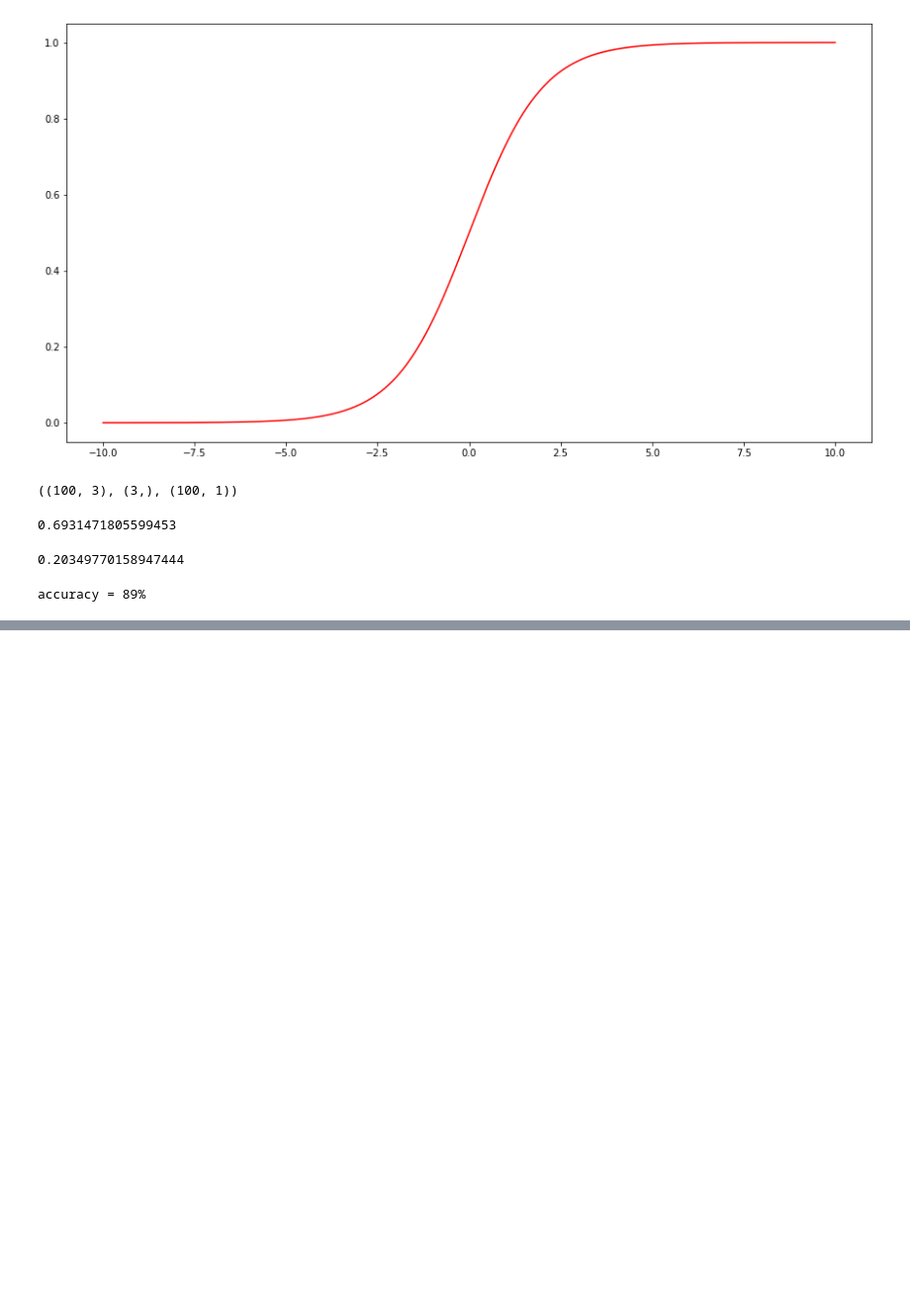
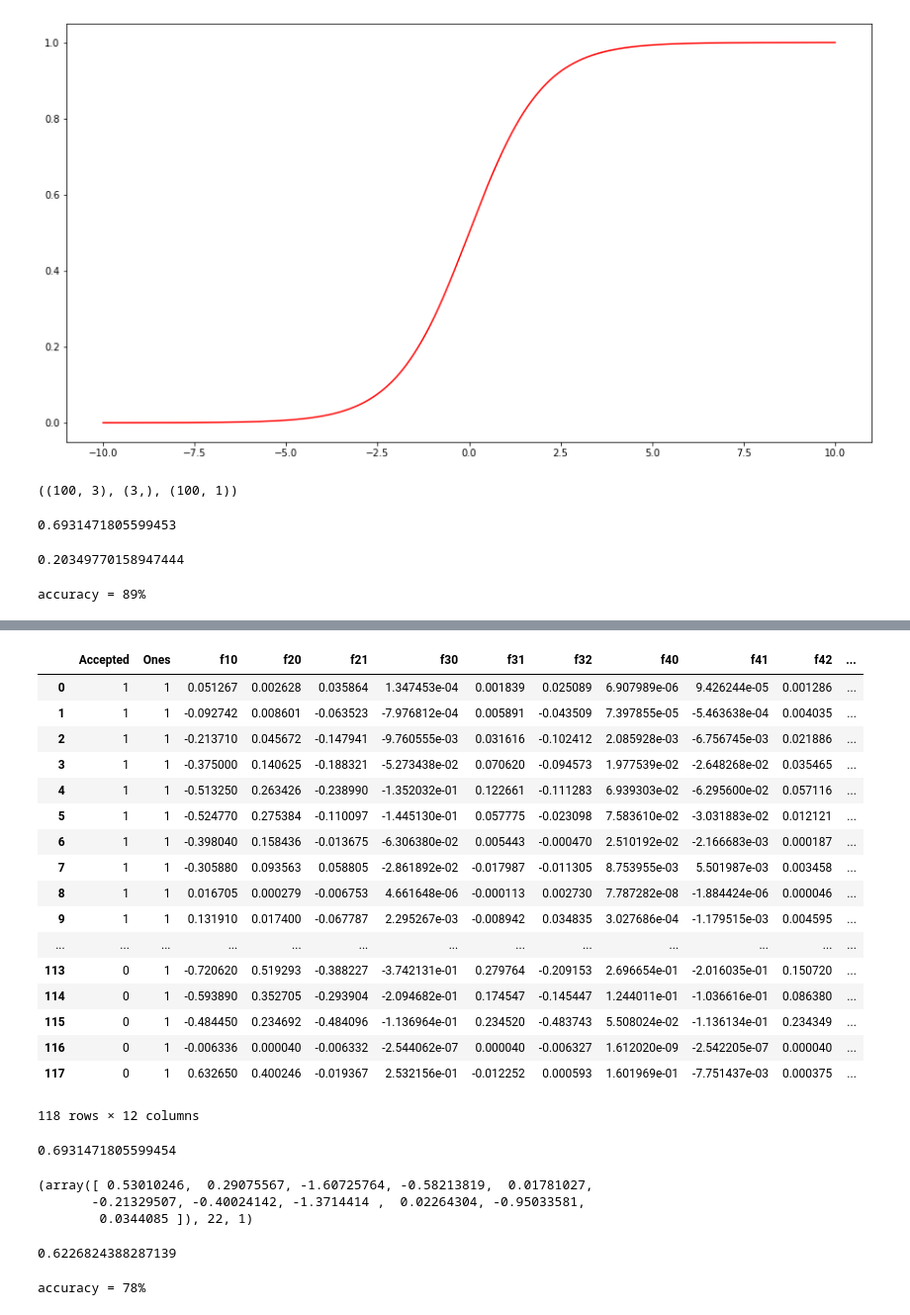
Before and after one commit to anubhawbhalotia/Machine-Learning-by-Stanford-University, a Jupyter notebook: Programming_Ex_2.ipynb, the cells around one changed output, grey strips where cells are left out. Shown: that part at 99% size. Saved outputs shown, nothing was run; the diff lists cells and outputs as text; code cells hidden in the pictures; blank space fills up the shorter version.

```diff
--- a/Programming_Ex_2.ipynb
+++ b/Programming_Ex_2.ipynb
@@ -101,0 +120,34 @@ accuracy = 89%
+# %%
+degree = 5
+x1 = data2['Test 1']
+x2 = data2['Test 2']
+
+data2.insert(3, 'Ones', 1)
+
+for i in range(1, degree):
+    for j in range(0, i):
+        data2['f' + str(i) + str(j)] = np.power(x1, i-j) * np.power(x2, j)
+
+data2.drop('Test 1', axis=1, inplace=True)
+data2.drop('Test 2', axis=1, inplace=True)
+
+data2
+# %% [output]
+|  | Accepted | Ones | f10 | f20 | f21 | f30 | f31 | f32 | f40 | f41 | f42 | ... |
+| 0 | 1 | 1 | 0.051267 | 0.002628 | 0.035864 | 1.347453e-04 | 0.001839 | 0.025089 | 6.907989e-06 | 9.426244e-05 | 0.001286 | ... |
+| 1 | 1 | 1 | -0.092742 | 0.008601 | -0.063523 | -7.976812e-04 | 0.005891 | -0.043509 | 7.397855e-05 | -5.463638e-04 | 0.004035 | ... |
+| 2 | 1 | 1 | -0.213710 | 0.045672 | -0.147941 | -9.760555e-03 | 0.031616 | -0.102412 | 2.085928e-03 | -6.756745e-03 | 0.021886 | ... |
+| 3 | 1 | 1 | -0.375000 | 0.140625 | -0.188321 | -5.273438e-02 | 0.070620 | -0.094573 | 1.977539e-02 | -2.648268e-02 | 0.035465 | ... |
+| 4 | 1 | 1 | -0.513250 | 0.263426 | -0.238990 | -1.352032e-01 | 0.122661 | -0.111283 | 6.939303e-02 | -6.295600e-02 | 0.057116 | ... |
+| 5 | 1 | 1 | -0.524770 | 0.275384 | -0.110097 | -1.445130e-01 | 0.057775 | -0.023098 | 7.583610e-02 | -3.031883e-02 | 0.012121 | ... |
+| 6 | 1 | 1 | -0.398040 | 0.158436 | -0.013675 | -6.306380e-02 | 0.005443 | -0.000470 | 2.510192e-02 | -2.166683e-03 | 0.000187 | ... |
+| 7 | 1 | 1 | -0.305880 | 0.093563 | 0.058805 | -2.861892e-02 | -0.017987 | -0.011305 | 8.753955e-03 | 5.501987e-03 | 0.003458 | ... |
+| 8 | 1 | 1 | 0.016705 | 0.000279 | -0.006753 | 4.661648e-06 | -0.000113 | 0.002730 | 7.787282e-08 | -1.884424e-06 | 0.000046 | ... |
+| 9 | 1 | 1 | 0.131910 | 0.017400 | -0.067787 | 2.295267e-03 | -0.008942 | 0.034835 | 3.027686e-04 | -1.179515e-03 | 0.004595 | ... |
+| ... | ... | ... | ... | ... | ... | ... | ... | ... | ... | ... | ... | ... |
+| 113 | 0 | 1 | -0.720620 | 0.519293 | -0.388227 | -3.742131e-01 | 0.279764 | -0.209153 | 2.696654e-01 | -2.016035e-01 | 0.150720 | ... |
+| 114 | 0 | 1 | -0.593890 | 0.352705 | -0.293904 | -2.094682e-01 | 0.174547 | -0.145447 | 1.244011e-01 | -1.036616e-01 | 0.086380 | ... |
+| 115 | 0 | 1 | -0.484450 | 0.234692 | -0.484096 | -1.136964e-01 | 0.234520 | -0.483743 | 5.508024e-02 | -1.136134e-01 | 0.234349 | ... |
+| 116 | 0 | 1 | -0.006336 | 0.000040 | -0.006332 | -2.544062e-07 | 0.000040 | -0.006327 | 1.612020e-09 | -2.542205e-07 | 0.000040 | ... |
+| 117 | 0 | 1 | 0.632650 | 0.400246 | -0.019367 | 2.532156e-01 | -0.012252 | 0.000593 | 1.601969e-01 | -7.751437e-03 | 0.000375 | ... |
+118 rows × 12 columns
@@ -101,0 +180,32 @@ accuracy = 89%
+# %%
+cols = data2.shape[1]
+X2 = data2.iloc[:,1:cols]
+y2 = data2.iloc[:,0:1]
+
+theta2 = np.zeros(11)
+
+learningRate = 1
+
+X2 = np.array(X2.values)
+y2 = np.array(y2.values)
+
+costReg(theta2, X2, y2, learningRate)
+# %% [output]
+0.6931471805599454
+# %%
+result2 = opt.fmin_tnc(func=costReg, x0=theta2, fprime=gradientReg, args=(X2, y2, learningRate))
+print(result2)
+costReg(result2[0], X2, y2, learningRate)
+# %% [output]
+(array([ 0.53010246,  0.29075567, -1.60725764, -0.58213819,  0.01781027,
+       -0.21329507, -0.40024142, -1.3714414 ,  0.02264304, -0.95033581,
+        0.0344085 ]), 22, 1)
+0.6226824388287139
+# %%
+theta_min = np.matrix(result2[0])
+predictions = predict(theta_min, X2)
+correct = [1 if ((a == 1 and b == 1) or (a == 0 and b == 0)) else 0 for (a, b) in zip(predictions, y2)]
+accuracy = (sum(map(int, correct)) % len(correct))
+print('accuracy = {0}%'.format(accuracy))
+# %% [output]
+accuracy = 78%
```
Also changed, not shown: parts of 5 cells of this notebook.
